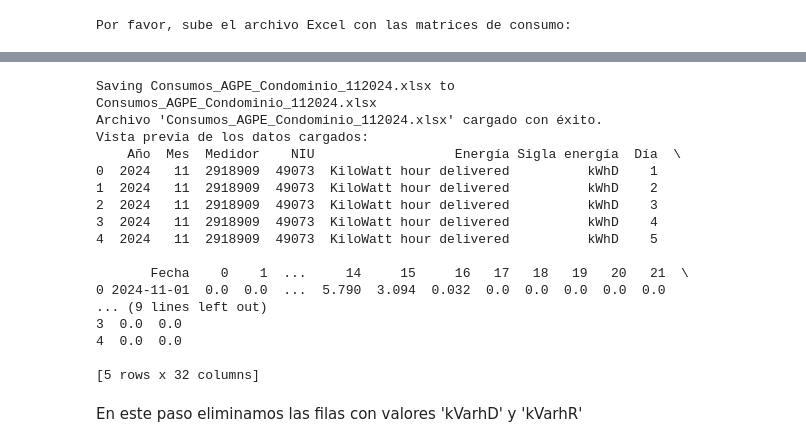
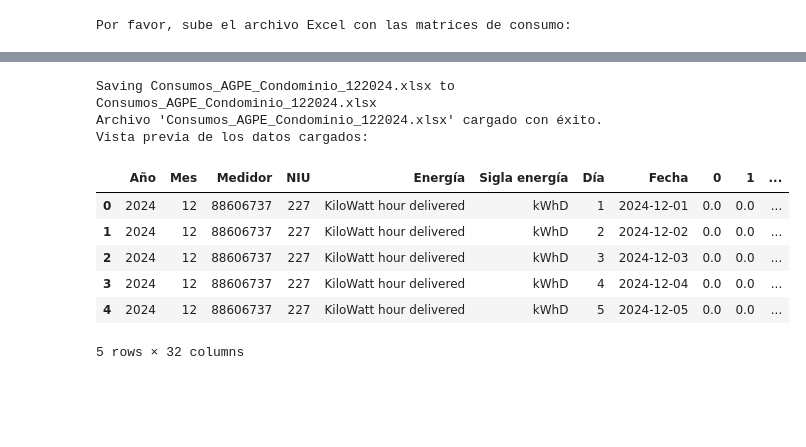
Before and after one commit to andresbadillo/LiquidacionAGPE, a Jupyter notebook: LiquidacionAGPE.ipynb, the cells around one changed output, grey strips where cells are left out. Drawn from its saved outputs; the diff is of its cells as text; code cells hidden in the pictures; blank space fills up the shorter version.

```diff
--- a/LiquidacionAGPE.ipynb
+++ b/LiquidacionAGPE.ipynb
@@ -7,49 +22,40 @@ En este primer paso se cargan las matrices
 import pandas as pd
 from google.colab import files
 
 # Paso 2: Crear una función para cargar y leer el archivo Excel
 def cargar_matriz_consumo():
     print("Por favor, sube el archivo Excel con las matrices de consumo:")
     archivo_subido = files.upload()  # Sube el archivo desde tu máquina
 
     # Leer el archivo Excel en un DataFrame de pandas
     for nombre_archivo in archivo_subido.keys():
         try:
             df = pd.read_excel(nombre_archivo)
             print(f"Archivo '{nombre_archivo}' cargado con éxito.")
             return df
         except Exception as e:
             print(f"Error al leer el archivo '{nombre_archivo}': {e}")
             return None
 
 # Paso 3: Llamar a la función para cargar el archivo
 matriz_consumo = cargar_matriz_consumo()
 
 # Paso 4: Mostrar una vista previa del archivo cargado, si es válido
 if matriz_consumo is not None:
     print("Vista previa de los datos cargados:")
-    print(matriz_consumo.head())
+    display(matriz_consumo.head())
 else:
     print("No se pudo cargar el archivo correctamente.")
 # %% [output]
 Por favor, sube el archivo Excel con las matrices de consumo:
 [interactive output not drawn]
-Saving Consumos_AGPE_Condominio_112024.xlsx to Consumos_AGPE_Condominio_112024.xlsx
-Archivo 'Consumos_AGPE_Condominio_112024.xlsx' cargado con éxito.
+Saving Consumos_AGPE_Condominio_122024.xlsx to Consumos_AGPE_Condominio_122024.xlsx
+Archivo 'Consumos_AGPE_Condominio_122024.xlsx' cargado con éxito.
 Vista previa de los datos cargados:
-    Año  Mes  Medidor    NIU                  Energía Sigla energía  Día  \
-0  2024   11  2918909  49073  KiloWatt hour delivered          kWhD    1
-1  2024   11  2918909  49073  KiloWatt hour delivered          kWhD    2
-2  2024   11  2918909  49073  KiloWatt hour delivered          kWhD    3
-3  2024   11  2918909  49073  KiloWatt hour delivered          kWhD    4
-4  2024   11  2918909  49073  KiloWatt hour delivered          kWhD    5
-
-       Fecha    0    1  ...     14     15     16   17   18   19   20   21  \
-0 2024-11-01  0.0  0.0  ...  5.790  3.094  0.032  0.0  0.0  0.0  0.0  0.0
-... (9 lines left out)
-3  0.0  0.0
-4  0.0  0.0
-
-[5 rows x 32 columns]
+|  | Año | Mes | Medidor | NIU | Energía | Sigla energía | Día | Fecha | 0 | 1 | ... |
+| 0 | 2024 | 12 | 88606737 | 227 | KiloWatt hour delivered | kWhD | 1 | 2024-12-01 | 0.0 | 0.0 | ... |
+| 1 | 2024 | 12 | 88606737 | 227 | KiloWatt hour delivered | kWhD | 2 | 2024-12-02 | 0.0 | 0.0 | ... |
+| 2 | 2024 | 12 | 88606737 | 227 | KiloWatt hour delivered | kWhD | 3 | 2024-12-03 | 0.0 | 0.0 | ... |
+| 3 | 2024 | 12 | 88606737 | 227 | KiloWatt hour delivered | kWhD | 4 | 2024-12-04 | 0.0 | 0.0 | ... |
+| 4 | 2024 | 12 | 88606737 | 227 | KiloWatt hour delivered | kWhD | 5 | 2024-12-05 | 0.0 | 0.0 | ... |
+5 rows × 32 columns
-# %% [markdown]
-En este paso eliminamos las filas con valores 'kVarhD' y 'kVarhR'
```
Also changed, not shown: parts of 11 cells of this notebook.
